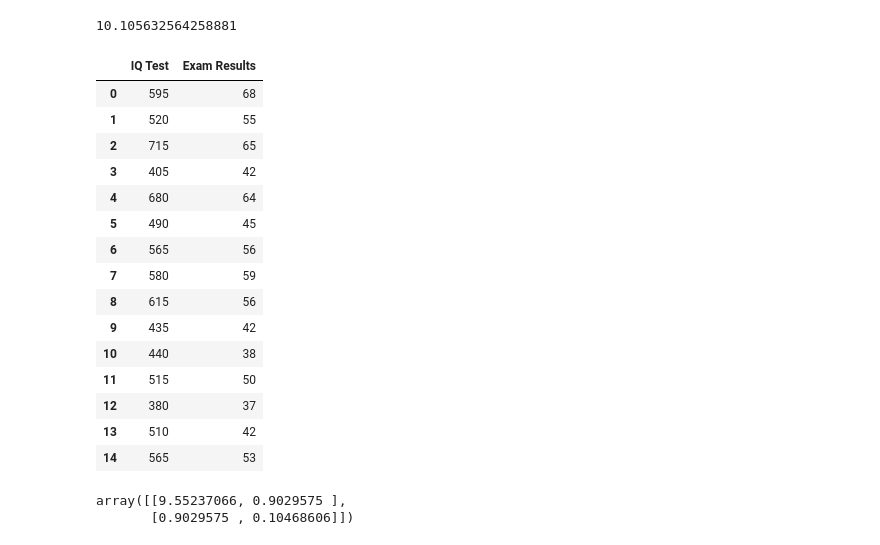
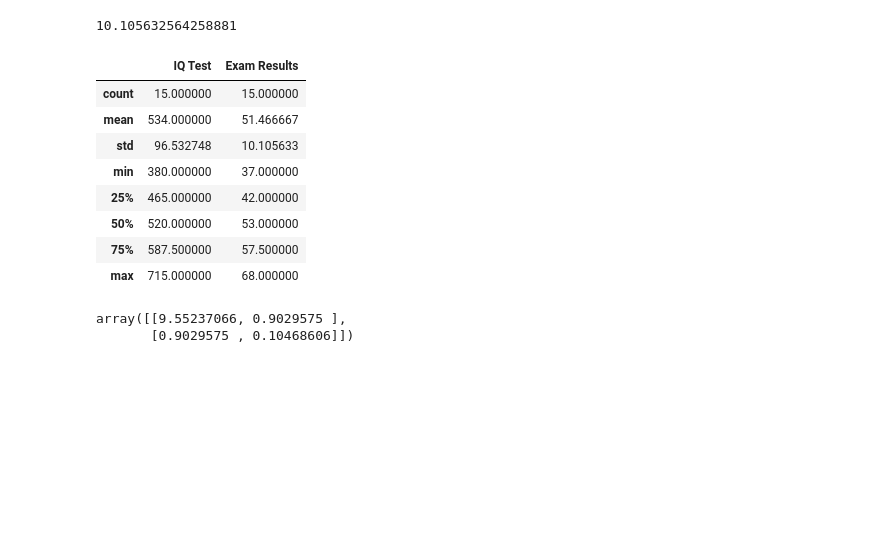
Before and after one commit to Victor-Mechkarov/V-Mechkarov, a Jupyter notebook: Jupyter_Project_Files/Correlation and Linear Regression.ipynb, the cells around one changed output. Drawn from its saved outputs; the diff is of its cells as text; code cells hidden in the pictures; blank space fills up the shorter version.

```diff
--- a/Jupyter_Project_Files/Correlation and Linear Regression.ipynb
+++ b/Jupyter_Project_Files/Correlation and Linear Regression.ipynb
@@ -122,24 +122,19 @@ matrix = [x, y]
 transposed_matrix = [list(row) for row in zip(*matrix)]
 # %%
 labels=["IQ Test", "Exam Results"]
-pd.DataFrame(transposed_matrix, columns=labels)
+df=pd.DataFrame(transposed_matrix, columns=labels)
-# %% [output]
-|  | IQ Test | Exam Results |
-| 0 | 595 | 68 |
-| 1 | 520 | 55 |
-| 2 | 715 | 65 |
-| 3 | 405 | 42 |
-| 4 | 680 | 64 |
-| 5 | 490 | 45 |
-| 6 | 565 | 56 |
-| 7 | 580 | 59 |
-| 8 | 615 | 56 |
-| 9 | 435 | 42 |
-| 10 | 440 | 38 |
-| 11 | 515 | 50 |
-| 12 | 380 | 37 |
-| 13 | 510 | 42 |
-| 14 | 565 | 53 |
+# %%
+df.describe()
+# %% [output]
+|  | IQ Test | Exam Results |
+| count | 15.000000 | 15.000000 |
+| mean | 534.000000 | 51.466667 |
+| std | 96.532748 | 10.105633 |
+| min | 380.000000 | 37.000000 |
+| 25% | 465.000000 | 42.000000 |
+| 50% | 520.000000 | 53.000000 |
+| 75% | 587.500000 | 57.500000 |
+| max | 715.000000 | 68.000000 |
 # %%
 P_IQ_Exam = covariance_IQ_Exam/  (stdev_IQ_test * stdev_Exam_results)
 # %%
```
Also changed, not shown: parts of 16 cells of this notebook.
